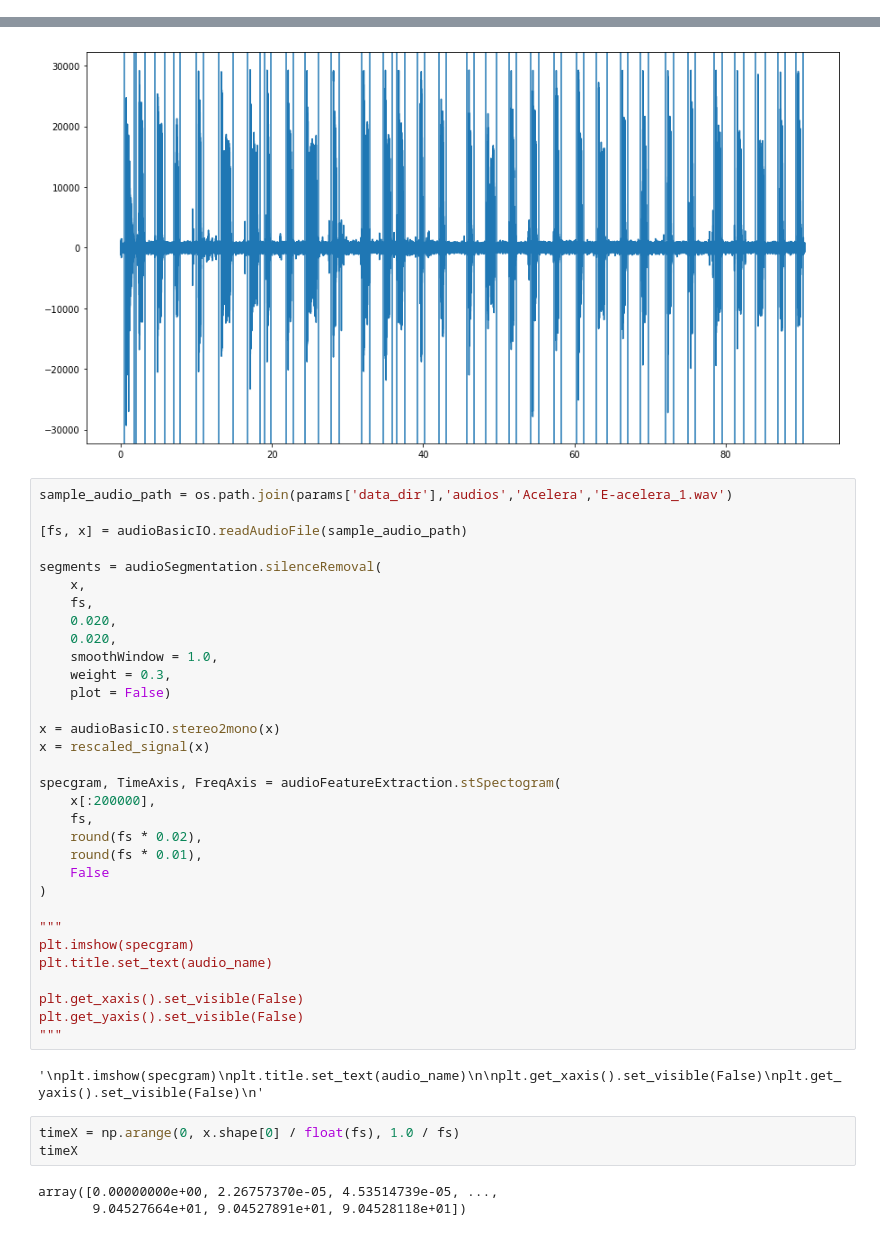
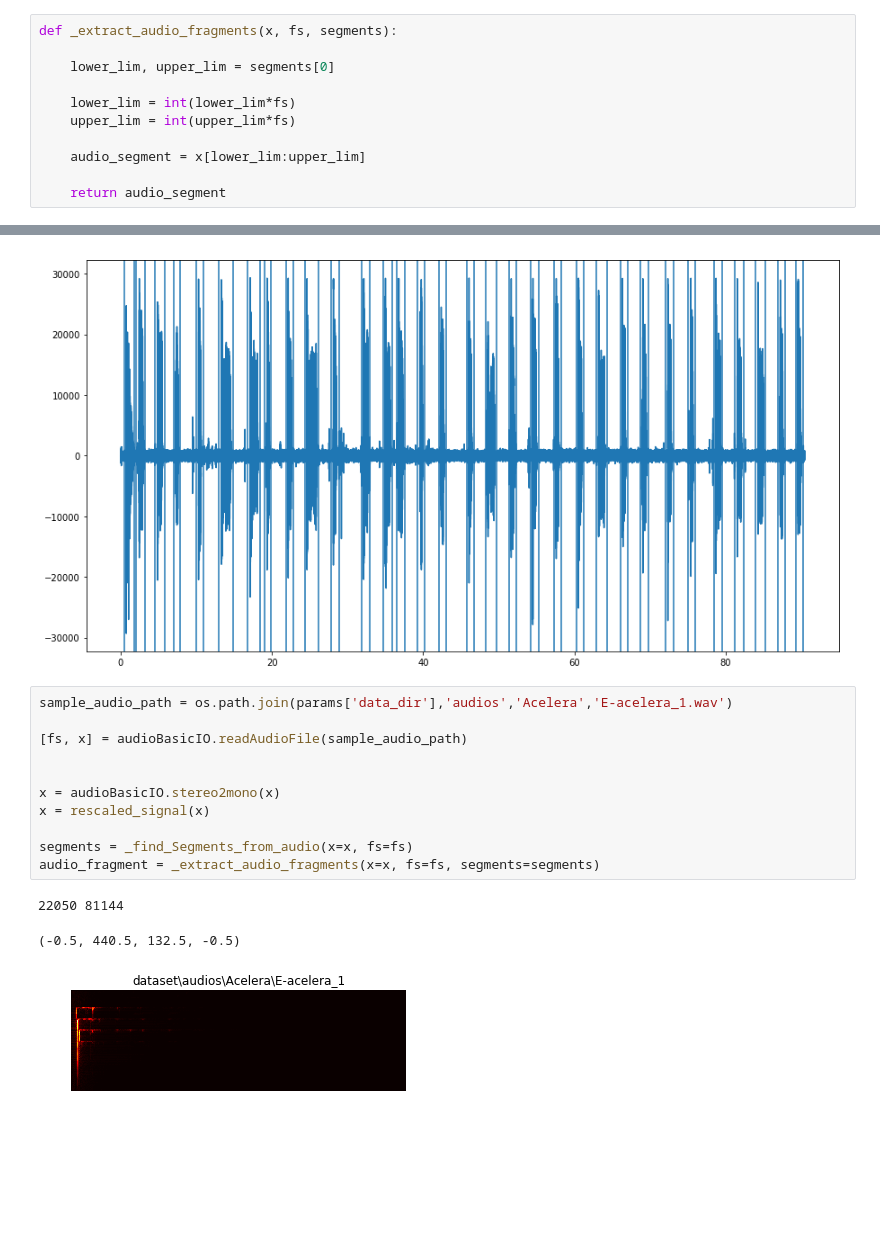
Before and after one commit to SebasPelaez/speech-recognition-pi, a Jupyter notebook: Pruebas.ipynb, the cells around one changed output, grey strips where cells are left out. Cells and saved outputs as stored; diff of their text form; blank space fills up the shorter version.

```diff
--- a/Pruebas.ipynb
+++ b/Pruebas.ipynb
@@ -134,3 +147,14 @@ plt.show()
+# %%
+def _extract_audio_fragments(x, fs, segments):
+
+    lower_lim, upper_lim = segments[0]
+
+    lower_lim = int(lower_lim*fs)
+    upper_lim = int(upper_lim*fs)
+
+    audio_segment = x[lower_lim:upper_lim]
+
+    return audio_segment
 # %%
 sample_audio_path = os.path.join(params['data_dir'],'audios','Acelera','E-acelera_1.wav')
 [Fs, x] = audioBasicIO.readAudioFile(sample_audio_path)
@@ -158,40 +182,15 @@ plt.show()
 # %%
 sample_audio_path = os.path.join(params['data_dir'],'audios','Acelera','E-acelera_1.wav')
 
 [fs, x] = audioBasicIO.readAudioFile(sample_audio_path)
 
-segments = audioSegmentation.silenceRemoval(
-    x,
-    fs,
-    0.020,
-    0.020,
-    smoothWindow = 1.0,
-    weight = 0.3,
-    plot = False)
 
 x = audioBasicIO.stereo2mono(x)
 x = rescaled_signal(x)
 
-specgram, TimeAxis, FreqAxis = audioFeatureExtraction.stSpectogram(
-    x[:200000],
-    fs,
-    round(fs * 0.02),
-    round(fs * 0.01),
-    False
-)
-
-"""
-plt.imshow(specgram)
-plt.title.set_text(audio_name)
-
-plt.get_xaxis().set_visible(False)
-plt.get_yaxis().set_visible(False)
-"""
+segments = _find_Segments_from_audio(x=x, fs=fs)
+audio_fragment = _extract_audio_fragments(x=x, fs=fs, segments=segments)
 # %% [output]
-'\nplt.imshow(specgram)\nplt.title.set_text(audio_name)\n\nplt.get_xaxis().set_visible(False)\nplt.get_yaxis().set_visible(False)\n'
+22050 81144
+(-0.5, 440.5, 132.5, -0.5)
+[figure, added]
-# %%
-timeX = np.arange(0, x.shape[0] / float(fs), 1.0 / fs)
-timeX
-# %% [output]
-array([0.00000000e+00, 2.26757370e-05, 4.53514739e-05, ...,
-       9.04527664e+01, 9.04527891e+01, 9.04528118e+01])
```
Also changed, not shown: parts of 11 cells of this notebook.
